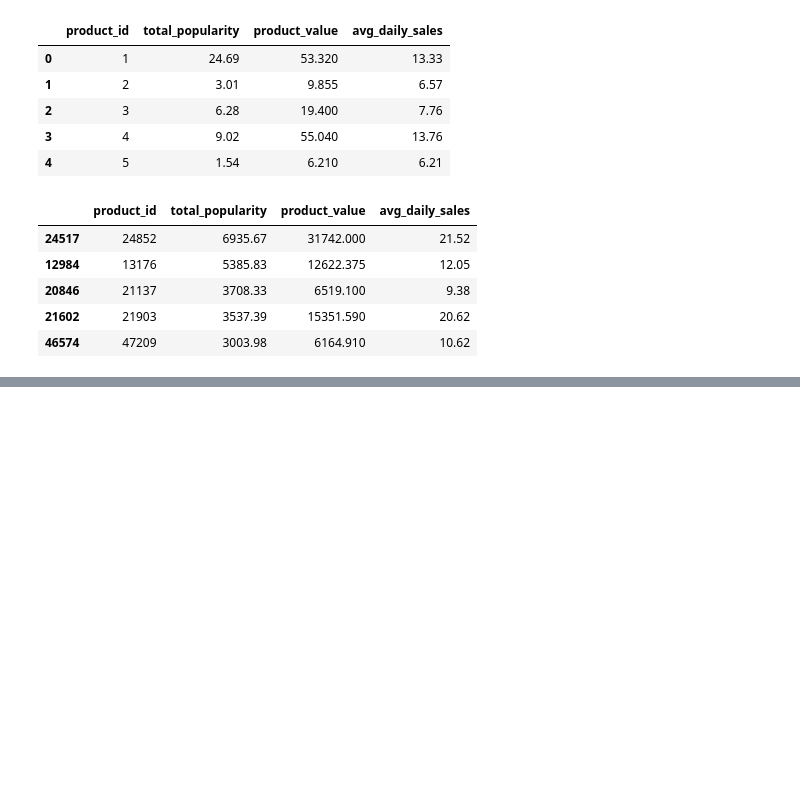
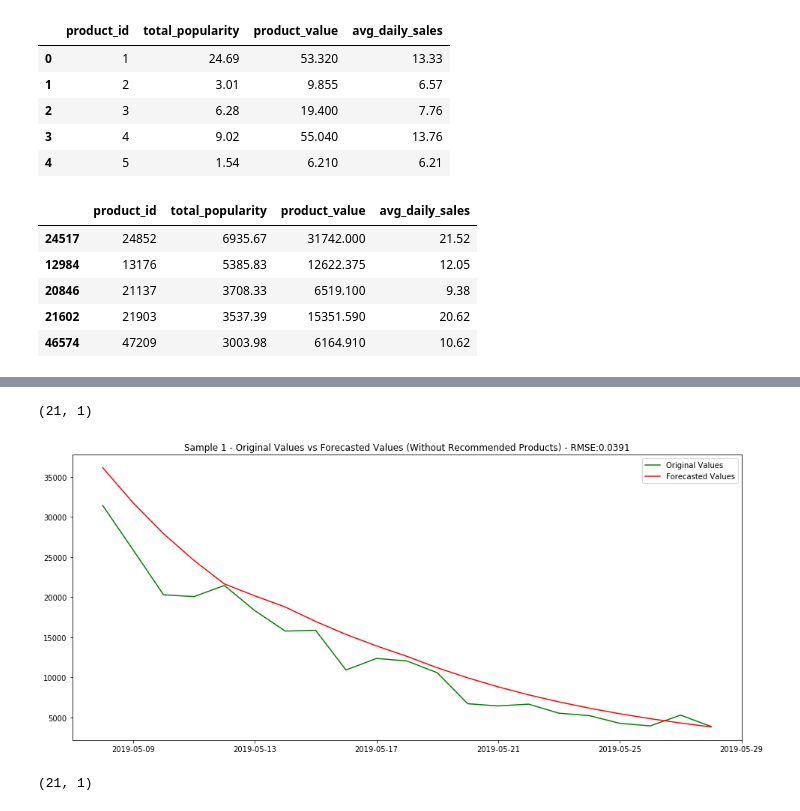
Before and after one commit to hanhanwu/Hanhan_Break_the_Limits, a Jupyter notebook: Bank_Fantasy/Golden_Bridge/recommendation_experiments/popularity_recommendation.ipynb, the cells around one changed output, grey strips where cells are left out. Drawn from its saved outputs; the diff is of its cells as text; code cells hidden in the pictures; blank space fills up the shorter version.

```diff
--- a/Bank_Fantasy/Golden_Bridge/recommendation_experiments/popularity_recommendation.ipynb
+++ b/Bank_Fantasy/Golden_Bridge/recommendation_experiments/popularity_recommendation.ipynb
@@ -232,0 +303,10 @@ recommended_products
+# %%
+latest_period = 14
+forecast_period = 7
+
+train = ts_ma_train1.tail(n=latest_period)
+test = ts_ma_test1.head(n=forecast_period)
+
+print(train.shape, test.shape)
+
+train.head()
@@ -232,0 +322,17 @@ recommended_products
+# %%
+prophet_model = Prophet(daily_seasonality = True, yearly_seasonality=False, weekly_seasonality=False,
+                            seasonality_mode = 'multiplicative', n_changepoints=5,
+                            changepoint_prior_scale=0.05, seasonality_prior_scale=0.1)
+prophet_model.fit(train)
+
+periods = len(test.index)
+future = prophet_model.make_future_dataframe(periods=periods)
+forecast = prophet_model.predict(future)
+
+print(train.shape, test.shape, forecast.shape)
+all_ts = train.append(test).dropna()
+selected_forecast = forecast.loc[forecast['ds'].isin(all_ts.index)]
+rmse = round(sqrt(mean_squared_error(all_ts['y'].values, selected_forecast['yhat'].values)), 4)
+print(rmse)
+
+forecast.head()
@@ -232,0 +348,4 @@ recommended_products
+# %%
+exp_forecast = forecast[['ds', 'yhat']]
+exp_forecast['y_origin'] = np.exp(exp_forecast['yhat'])
+exp_forecast.head()
@@ -232,0 +359,36 @@ recommended_products
+# %%
+original_ts = sample_train_df1.iloc[sample_train_df1.index.isin(train.index)][['purchase_amount']]
+original_ts = original_ts.append(sample_test_df1.iloc[sample_test_df1.index.isin(test.index)][['purchase_amount']])
+print(original_ts.shape)
+
+plt.figure(figsize=(16,7))
+plt.plot(original_ts.index, original_ts, label='Original Values', color='green')
+plt.plot(exp_forecast['ds'], exp_forecast['y_origin'].values, label='Forecasted Values', color='red')
+plt.legend(loc='best')
+plt.title("Sample 1 - Original Values vs Forecasted Values (Without Recommended Products) - RMSE:" + str(rmse))
+plt.show()
+# %% [output]
+(21, 1)
+[figure, added]
+# %%
+test_ct = 7
+daily_sales_increase = 0
+
+original_ts = sample_train_df1.iloc[sample_train_df1.index.isin(train.index)][['purchase_amount']]
+original_ts = original_ts.append(sample_test_df1.iloc[sample_test_df1.index.isin(test.index)][['purchase_amount']])
+print(original_ts.shape)
+
+exp_forecast['y_forecast'] = exp_forecast['y_origin']
+forecast_ts_train = exp_forecast.head(n=latest_period)
+forecast_ts_test = exp_forecast.tail(n=forecast_period)
+
+for idx, r in recommended_products.iterrows():
+    added_daily_sales = r['avg_daily_sales']
+    forecast_ts_test['y_forecast'] += added_daily_sales
+
+    daily_sales_increase += added_daily_sales
+
+    if idx >= test_ct:
+        break
+# %% [output]
+(21, 1)
```
Also changed, not shown: parts of 11 cells of this notebook.
